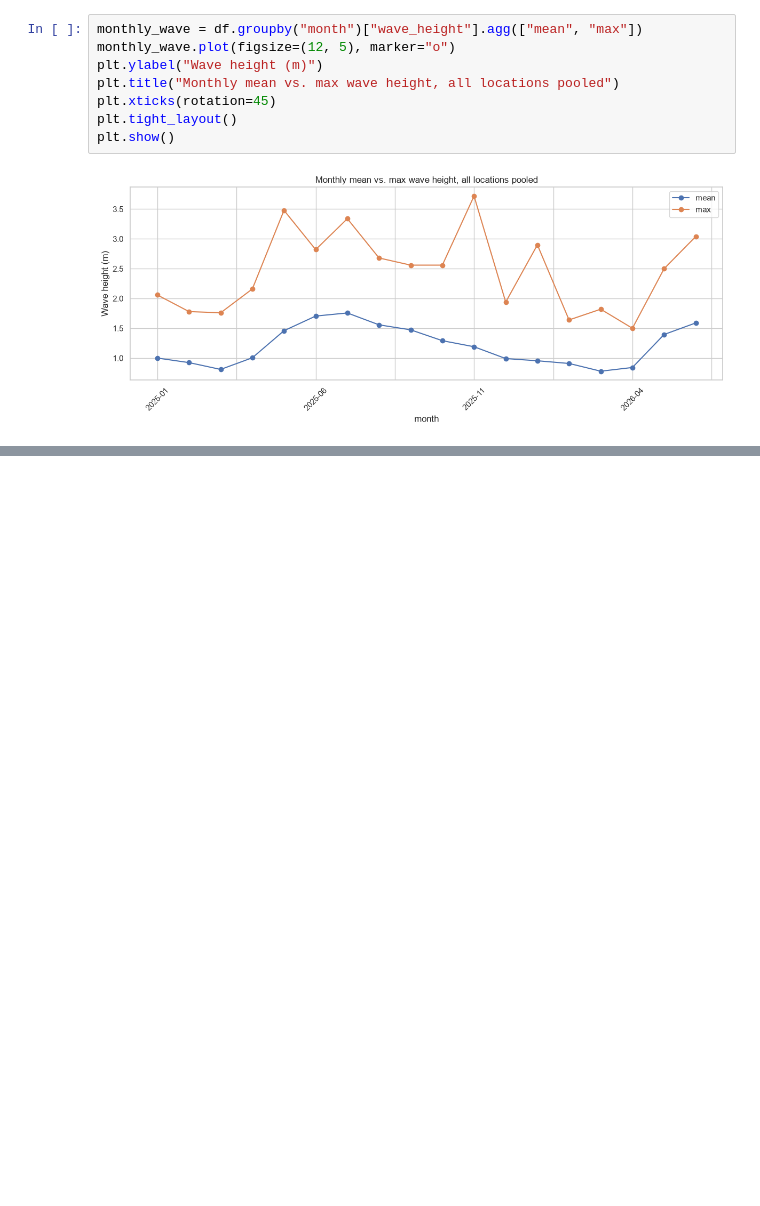
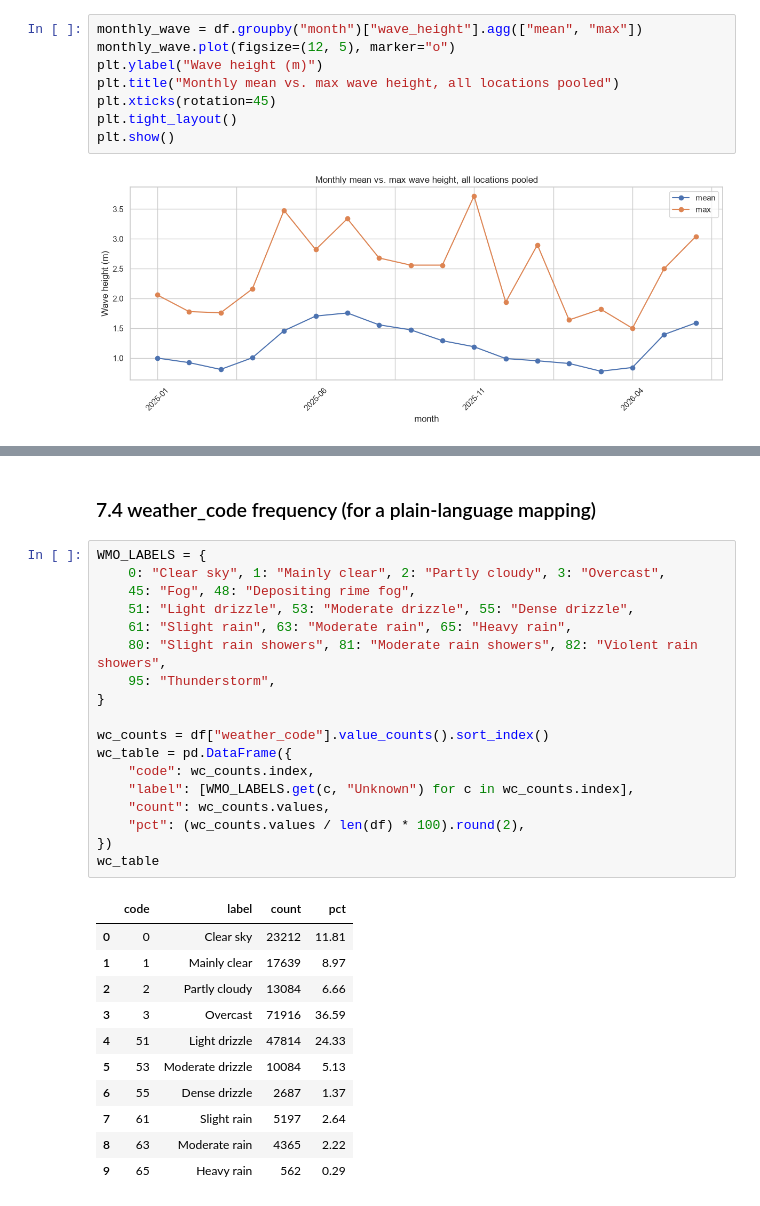
Before and after one commit to Dilmith-Anusara/CoastalPulse, a Jupyter notebook: Validation_Scripts/eda_weather_indicators.ipynb, the cells around one changed output, grey strips where cells are left out. Saved outputs shown, nothing was run; the diff lists cells and outputs as text; blank space fills up the shorter version.

```diff
--- a/Validation_Scripts/eda_weather_indicators.ipynb
+++ b/Validation_Scripts/eda_weather_indicators.ipynb
@@ -244,0 +351,32 @@ plt.show()
+# %% [markdown]
+### 7.4 weather_code frequency (for a plain-language mapping)
+# %%
+WMO_LABELS = {
+    0: "Clear sky", 1: "Mainly clear", 2: "Partly cloudy", 3: "Overcast",
+    45: "Fog", 48: "Depositing rime fog",
+    51: "Light drizzle", 53: "Moderate drizzle", 55: "Dense drizzle",
+    61: "Slight rain", 63: "Moderate rain", 65: "Heavy rain",
+    80: "Slight rain showers", 81: "Moderate rain showers", 82: "Violent rain showers",
+    95: "Thunderstorm",
+}
+
+wc_counts = df["weather_code"].value_counts().sort_index()
+wc_table = pd.DataFrame({
+    "code": wc_counts.index,
+    "label": [WMO_LABELS.get(c, "Unknown") for c in wc_counts.index],
+    "count": wc_counts.values,
+    "pct": (wc_counts.values / len(df) * 100).round(2),
+})
+wc_table
+# %% [output]
+|  | code | label | count | pct |
+| 0 | 0 | Clear sky | 23212 | 11.81 |
+| 1 | 1 | Mainly clear | 17639 | 8.97 |
+| 2 | 2 | Partly cloudy | 13084 | 6.66 |
+| 3 | 3 | Overcast | 71916 | 36.59 |
+| 4 | 51 | Light drizzle | 47814 | 24.33 |
+| 5 | 53 | Moderate drizzle | 10084 | 5.13 |
+| 6 | 55 | Dense drizzle | 2687 | 1.37 |
+| 7 | 61 | Slight rain | 5197 | 2.64 |
+| 8 | 63 | Moderate rain | 4365 | 2.22 |
+| 9 | 65 | Heavy rain | 562 | 0.29 |
```
Also changed, not shown: parts of 12 cells of this notebook, 7 other files.
